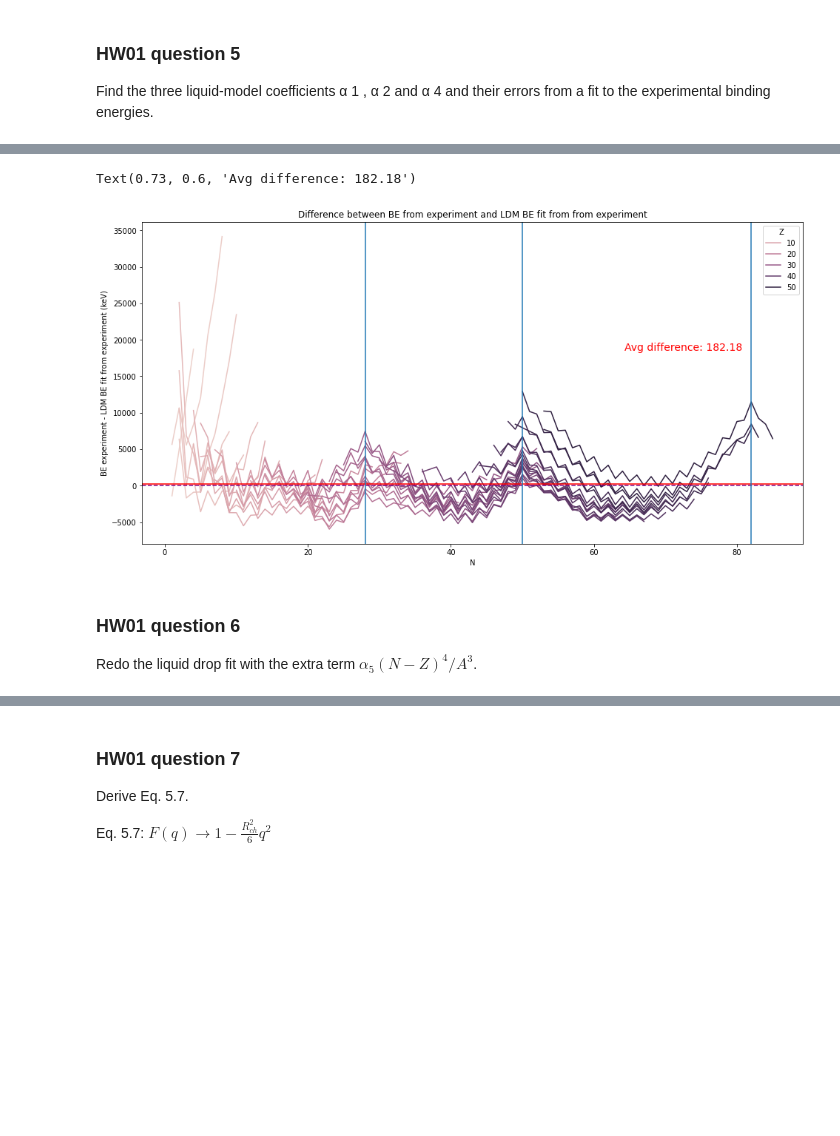
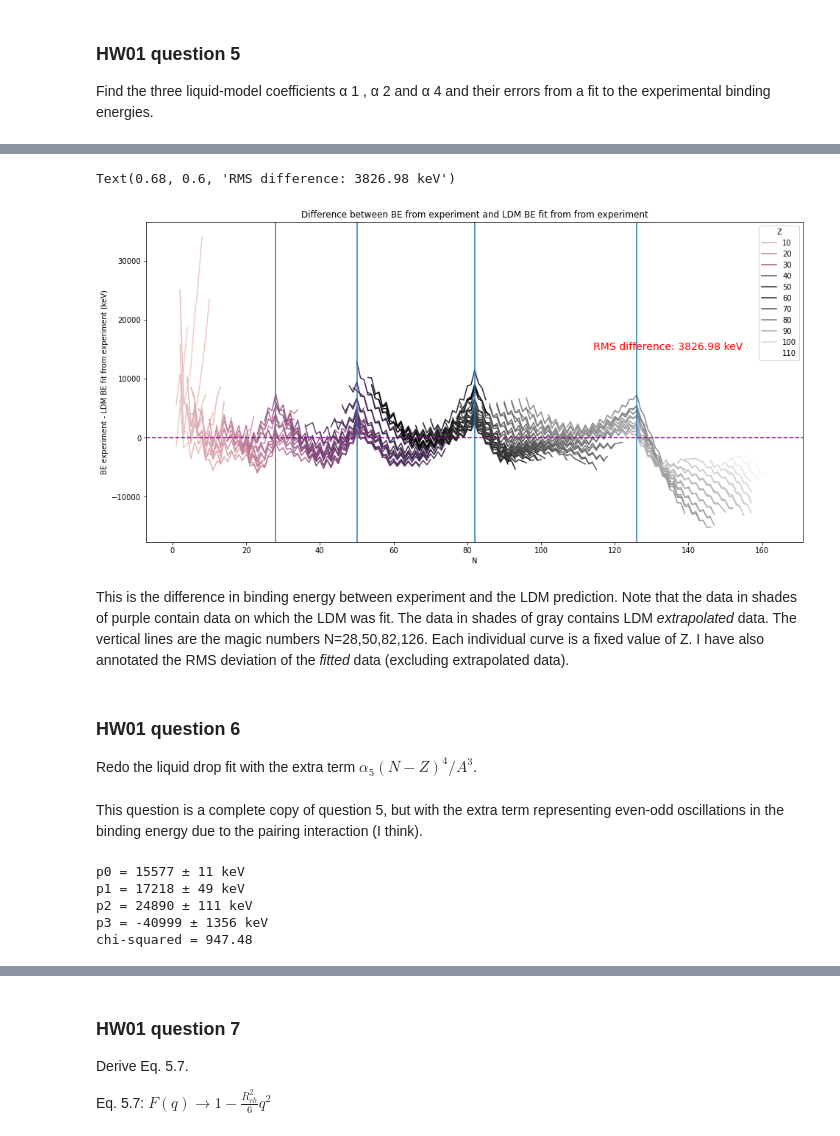
Before and after one commit to davis9ja/phy_981_nuclear_structure, a Jupyter notebook: hw01/hw01.ipynb, the cells around one changed output, grey strips where cells are left out. Cells and saved outputs as stored; diff of their text form; code cells hidden in the pictures; blank space fills up the shorter version.

Commit message:
answered question 9 and added content to questions 5 and 6

```diff
--- a/hw01/hw01.ipynb
+++ b/hw01/hw01.ipynb
@@ -21,7 +21,7 @@ liquid drop model of Eq. 6.6.
 binding_df = pd.read_csv('aud16.csv')
 
 # combine error prefix and O columns
-binding_df['error BE (keV)'] = binding_df.apply(lambda row: "{:0.3f}{:d}".format(row['error prefix (keV)'], int(row['O'])),
+binding_df['error BE (keV)'] = binding_df.apply(lambda row: "{:0.2f}{:d}".format(row['error prefix (keV)'], int(row['O'])),
                                                 axis=1)
 binding_df['error BE (keV)'] = binding_df['error BE (keV)'].astype(float)
 
@@ -36,6 +36,9 @@ binding_df['BE predict (keV)'] = binding_df.apply(lambda row:
 # drop the prefix and O column for clarity
 binding_df = binding_df.drop(columns=['error prefix (keV)', 'O'])
 
-binding_df.head(10)
+# drop the Z = 3, N = 200 row (neutron-saturated Li?)
+binding_df = binding_df.drop(24, axis=0).reset_index().drop(columns=['index'])
+
+binding_df
 # %% [output]
 |  | Z | A | BE (keV) | N | BE/A (keV) | error BE (keV) | BE predict (keV) |
@@ -193,7 +198,7 @@ experimental binding energies.
 # We will use the original table here to keep things simple. It's already ordered by A.
 from scipy.optimize import curve_fit
 
-def ldm(x, a, b, c):
+def ldm_3(x, a, b, c):
     Z = x['Z']
     N = x['N']
     A = Z + N
@@ -206,7 +211,16 @@ fit_data = binding_df[(abs(binding_df['error BE (keV)']) < 100) &
 
 x_data = fit_data[['Z', 'N']]
 y_data = fit_data['BE (keV)']
+y_err = fit_data['error BE (keV)']
 
-popt, pcov = curve_fit(ldm, x_data, y_data)
+popt, pcov = curve_fit(ldm_3, x_data, y_data)
+perr = np.sqrt(np.diag(pcov))
 
-y_pred = ldm(x_data, *popt)
+y_pred = ldm_3(x_data, *popt)
+
+RMS_dev = np.sqrt(np.mean((y_data-y_pred)**2))
+
+for i, p in enumerate(popt):
+    print(u"p{:d} = {:d} \u00B1 {:d} keV".format(i, int(p), int(perr[i])))
+
+print('chi-squared = {:0.2f}'.format(sum((y_data-y_pred)**2/(y_err+RMS_dev)**2)))
@@ -213,27 +246,44 @@ y_pred = ldm(x_data, *popt)
+# %%
+# Here we extrapolate predictions to Z > 50
+
+extrap_data = binding_df[(abs(binding_df['error BE (keV)']) < 100) &
+                          (binding_df['Z'] > 50)].reset_index()
+#                           (binding_df['N'] < 200)].reset_index()
+
+x_data_extrap = extrap_data[['Z', 'N']]
+y_data_extrap = extrap_data['BE (keV)']
+
+y_pred_extrap = ldm_3(x_data_extrap, *popt)
 # %%
 fig = plt.figure(figsize=(16,8))
 sns.lineplot(x=x_data['N'], y=y_data-y_pred, hue=x_data['Z'])
+sns.lineplot(x=x_data_extrap['N'], y=y_data_extrap-y_pred_extrap, hue=x_data_extrap['Z'], palette='gray')
+
 plt.ylabel('BE experiment - LDM BE fit from experiment (keV)')
 plt.title('Difference between BE from experiment and LDM BE fit from from experiment')
 plt.axhline(0, color='purple', linestyle='--')
-plt.axhline(np.mean(y_data-y_pred), color='red')
-for N in [28, 50, 82]:
+# plt.axhline(RMS_dev, color='red')
+for N in [28, 50, 82, 126]:
     plt.axvline(N)
-plt.text(0.73, 0.6,
-         'Avg difference: {:0.2f}'.format(np.mean(y_data-y_pred)),
+plt.text(0.68, 0.6,
+         'RMS difference: {:0.2f} keV'.format(RMS_dev),
          color='red',
          fontsize=14,
          transform=fig.axes[0].transAxes)
 # %% [output]
-Text(0.73, 0.6, 'Avg difference: 182.18')
+Text(0.68, 0.6, 'RMS difference: 3826.98 keV')
-[figure, old version]
+[figure, new version]
+# %% [markdown]
+This is the difference in binding energy between experiment and the LDM prediction. Note that the data in shades of purple contain data on which the LDM was fit. The data in shades of gray contains LDM *extrapolated* data. The vertical lines are the magic numbers N=28,50,82,126. Each individual curve is a fixed value of Z. I have also annotated the RMS deviation of the *fitted* data (excluding extrapolated data).
 # %% [markdown]
 ### HW01 question 6
 
 Redo the liquid drop fit with the extra term $\alpha_5(N − Z)^4 /A^3$.
+# %% [markdown]
+This question is a complete copy of question 5, but with the extra term representing even-odd oscillations in the binding energy due to the pairing interaction (I think).
 # %%
 # Same procedure as question 5, but editing function to extra term
-def ldm(x, a, b, c, d):
+def ldm_4(x, a, b, c, d):
     Z = x['Z']
     N = x['N']
     A = Z + N
@@ -247,6 +297,20 @@ fit_data = binding_df[(abs(binding_df['error BE (keV)']) < 100) &
 x_data = fit_data[['Z', 'N']]
 y_data = fit_data['BE (keV)']
 
-popt, pcov = curve_fit(ldm, x_data, y_data)
+popt, pcov = curve_fit(ldm_4, x_data, y_data)
+perr = np.sqrt(np.diag(pcov))
 
-y_pred = ldm(x_data, *popt)
+y_pred = ldm_4(x_data, *popt)
+
+RMS_dev = np.sqrt(np.mean((y_data-y_pred)**2))
+
+for i, p in enumerate(popt):
+    print(u"p{:d} = {:d} \u00B1 {:d} keV".format(i, int(p), int(perr[i])))
+
+print('chi-squared = {:0.2f}'.format(sum(((y_data-y_pred)**2/(y_err+RMS_dev)**2))))
+# %% [output]
+p0 = 15577 ± 11 keV
+p1 = 17218 ± 49 keV
+p2 = 24890 ± 111 keV
+p3 = -40999 ± 1356 keV
+chi-squared = 947.48
```
Also changed, not shown: parts of 15 cells of this notebook.
